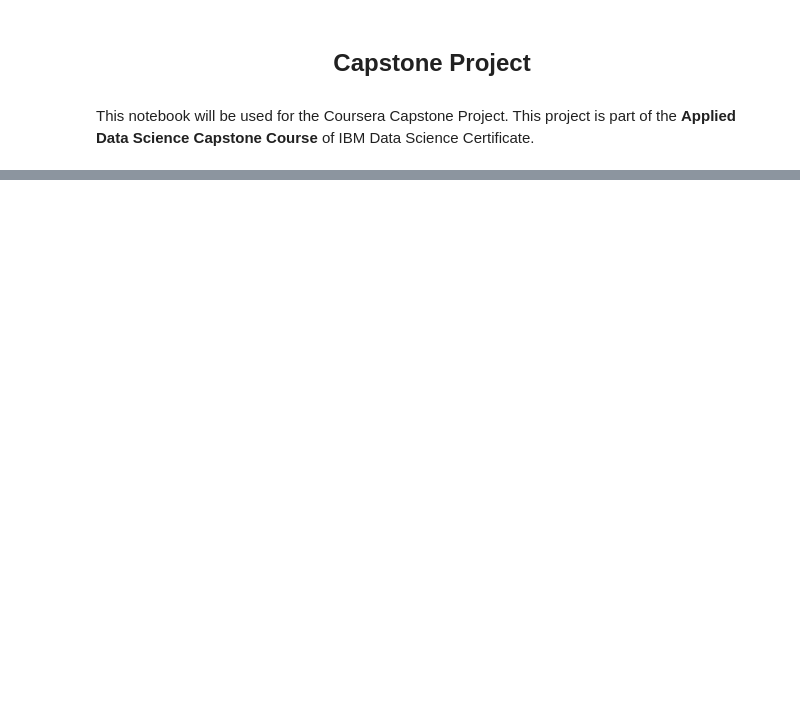
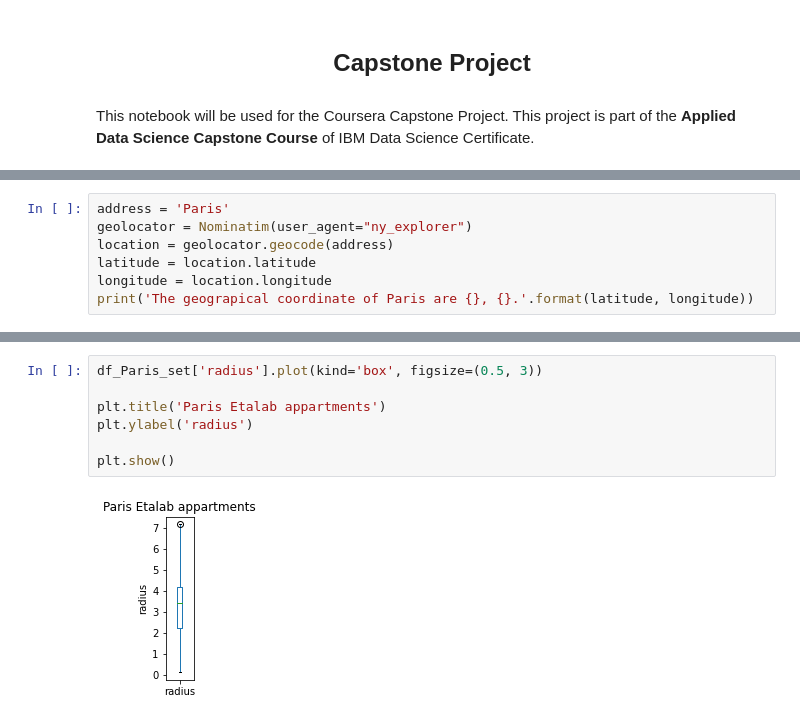
Before and after one commit to Box-01/Coursera_Capstone, a Jupyter notebook: Capstone_Project.ipynb, the cells around one changed output, grey strips where cells are left out. Saved outputs shown, nothing was run; the diff lists cells and outputs as text; blank space fills up the shorter version.

```diff
--- a/Capstone_Project.ipynb
+++ b/Capstone_Project.ipynb
@@ -15,0 +55,7 @@ Hello Capstone Project Course!
+# %%
+address = 'Paris'
+geolocator = Nominatim(user_agent="ny_explorer")
+location = geolocator.geocode(address)
+latitude = location.latitude
+longitude = location.longitude
+print('The geograpical coordinate of Paris are {}, {}.'.format(latitude, longitude))
@@ -15,0 +687,9 @@ Hello Capstone Project Course!
+# %%
+df_Paris_set['radius'].plot(kind='box', figsize=(0.5, 3))
+
+plt.title('Paris Etalab appartments')
+plt.ylabel('radius')
+
+plt.show()
+# %% [output]
+[figure, added]
```
Also changed, not shown: parts of 167 cells of this notebook.
